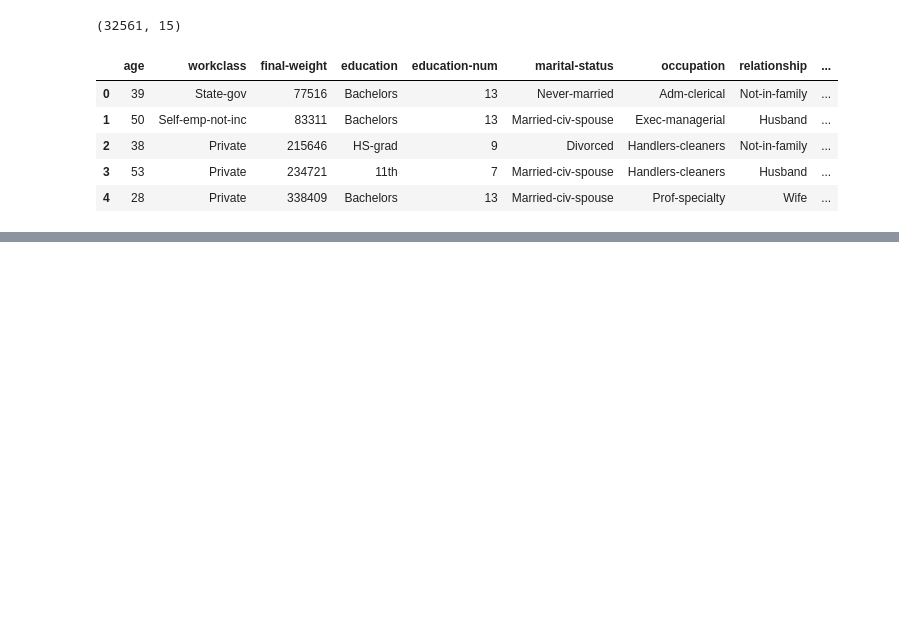
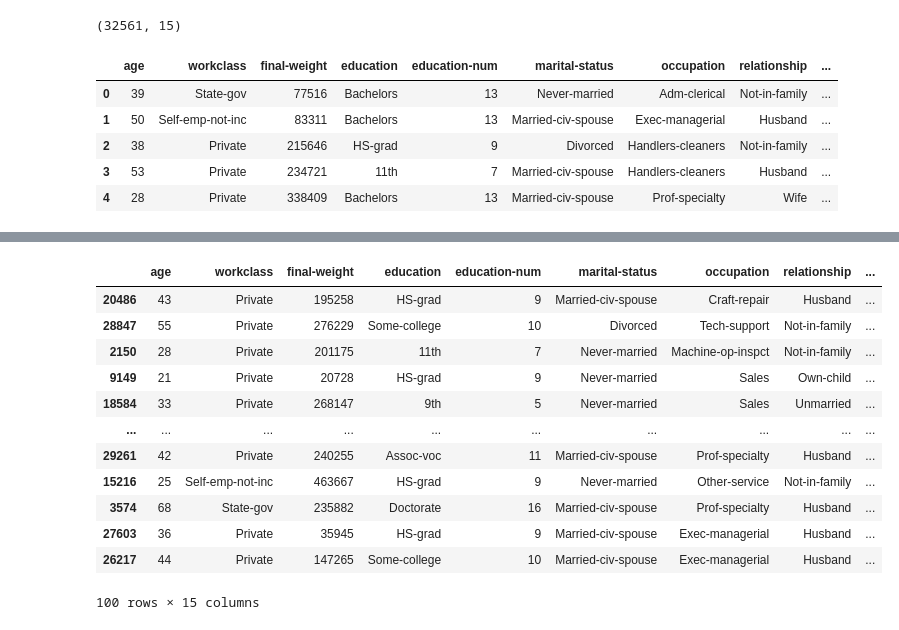
Before and after one commit to AndreyCesarVilacha/Statistic-PY, a Jupyter notebook: Fundamentals.ipynb, the cells around one changed output, grey strips where cells are left out. Saved outputs shown, nothing was run; the diff lists cells and outputs as text; code cells hidden in the pictures; blank space fills up the shorter version.

```diff
--- a/Fundamentals.ipynb
+++ b/Fundamentals.ipynb
@@ -21,0 +33,19 @@ dataset.head()
+# %%
+#Taking 100 random sample from dataset
+df_simple_random_sample = dataset.sample(n=100)
+# %%
+df_simple_random_sample
+# %% [output]
+|  | age | workclass | final-weight | education | education-num | marital-status | occupation | relationship | ... |
+| 20486 | 43 | Private | 195258 | HS-grad | 9 | Married-civ-spouse | Craft-repair | Husband | ... |
+| 28847 | 55 | Private | 276229 | Some-college | 10 | Divorced | Tech-support | Not-in-family | ... |
+| 2150 | 28 | Private | 201175 | 11th | 7 | Never-married | Machine-op-inspct | Not-in-family | ... |
+| 9149 | 21 | Private | 20728 | HS-grad | 9 | Never-married | Sales | Own-child | ... |
+| 18584 | 33 | Private | 268147 | 9th | 5 | Never-married | Sales | Unmarried | ... |
+| ... | ... | ... | ... | ... | ... | ... | ... | ... | ... |
+| 29261 | 42 | Private | 240255 | Assoc-voc | 11 | Married-civ-spouse | Prof-specialty | Husband | ... |
+| 15216 | 25 | Self-emp-not-inc | 463667 | HS-grad | 9 | Never-married | Other-service | Not-in-family | ... |
+| 3574 | 68 | State-gov | 235882 | Doctorate | 16 | Married-civ-spouse | Prof-specialty | Husband | ... |
+| 27603 | 36 | Private | 35945 | HS-grad | 9 | Married-civ-spouse | Exec-managerial | Husband | ... |
+| 26217 | 44 | Private | 147265 | Some-college | 10 | Married-civ-spouse | Exec-managerial | Husband | ... |
+100 rows × 15 columns
```
Also changed, not shown: parts of 4 cells of this notebook.
